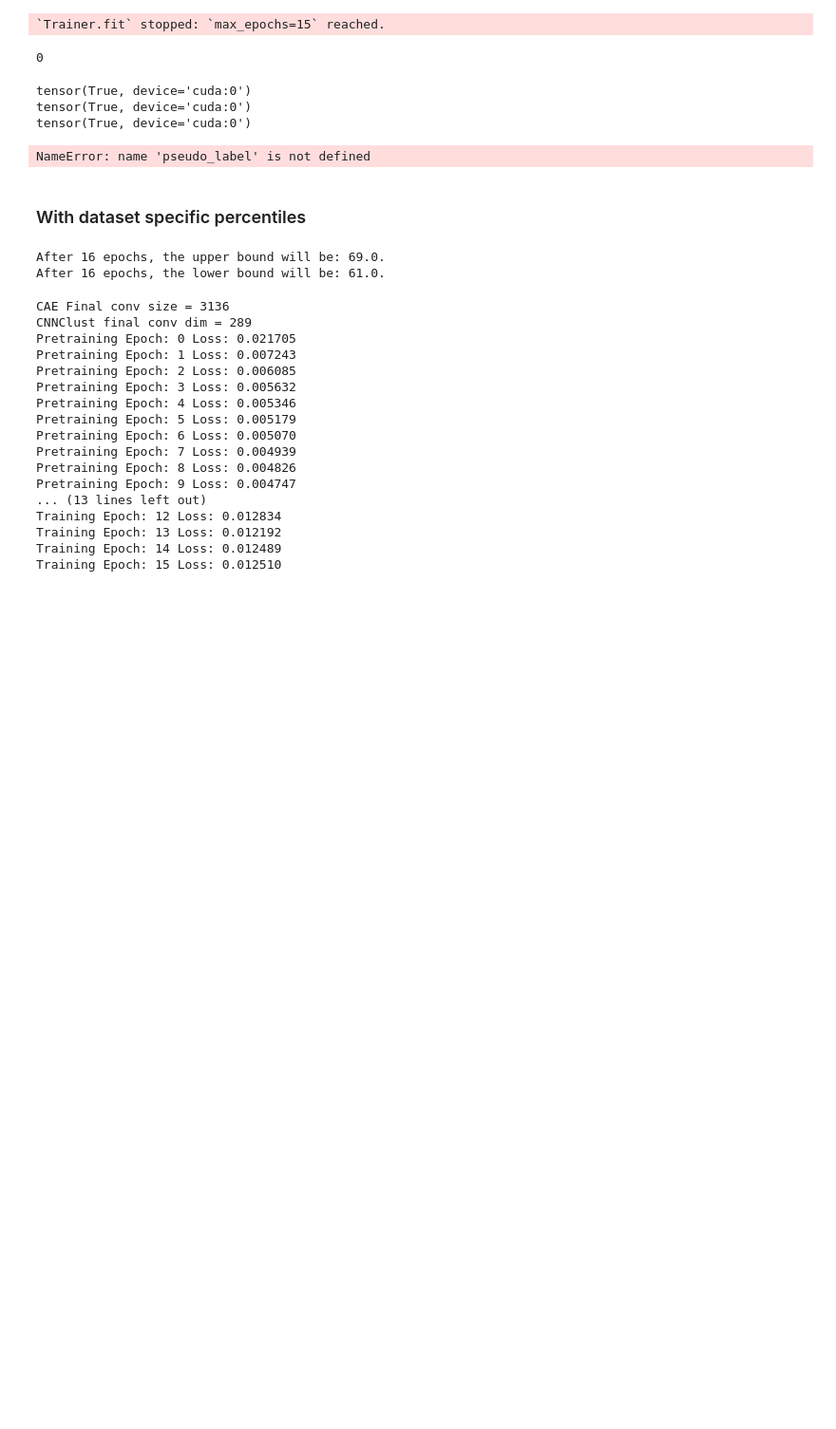
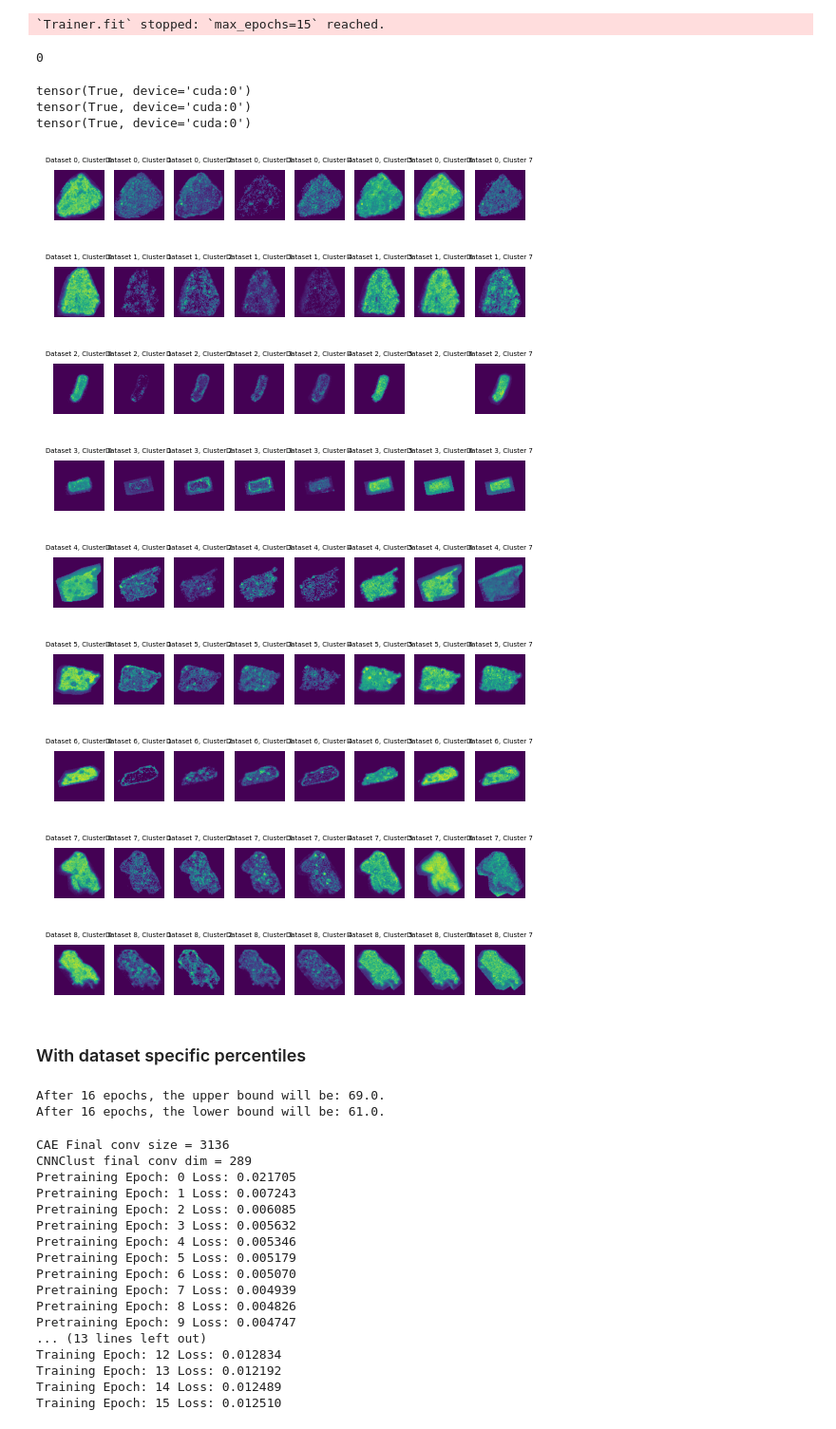
Before and after one commit to tdrose/ionimage_embedding, a Jupyter notebook: notebooks/building_model.ipynb, the cells around one changed output. Shown: that part at 95% size. Cells and saved outputs as stored; diff of their text form; code cells hidden in the pictures; blank space fills up the shorter version.

Commit message:
Working on huggingface models

```diff
--- a/notebooks/building_model.ipynb
+++ b/notebooks/building_model.ipynb
@@ -128,19 +128,44 @@ tensor(True, device='cuda:0')
 # %%
 device='cuda'
 test_x = torch.tensor(model1.data.test_dataset.images, device=device)
 test_x = test_x.reshape((-1, 1, model1.data.test_dataset.height, model1.data.test_dataset.width))
 clr = model1.clr.to(device)
 pseudo_label, x_p = clr(test_x)
 pseudo_label = torch.argmax(pseudo_label, dim=1)
-prediction_label.extend(pseudo_label.cpu().detach().numpy())
-prediction_label = np.array(prediction_label)
+prediction=pseudo_label.cpu().numpy()
 
 # Loop over datasets:
-#ds_counter = 0
-#for ds in set(model1.data.full_dataset.dataset_labels.numpy()):
-#    print(ds)
+ds_counter = 0
+for ds in set(model1.data.full_dataset.dataset_labels.cpu().numpy()):
+
+    # Get all images of the test data for the current dataset
+    ds_imgs = model1.data.test_dataset.images[model1.data.test_dataset.dataset_labels==ds]
+    # Get all predicitons for these images
+    curr_labels = prediction[model1.data.test_dataset.dataset_labels==ds]
+
+    cluster_ion_images = []
+    for cluster in set(prediction):
+        tmp = np.mean(ds_imgs[curr_labels==cluster], axis=0)
+        cluster_ion_images.append(tmp)
+    fig, axs = plt.subplots(ncols=len(set(prediction)))
+    counter = 0
+    for ax, im in zip(axs, cluster_ion_images):
+        ax.imshow(im)
+        ax.axis('off')
+        ax.set_title(f'Dataset {ds_counter}, Cluster {counter}', fontdict={'fontsize': 5})
+        counter += 1
+    plt.show()
+    ds_counter += 1
 # %% [output]
-NameError: name 'pseudo_label' is not defined
+[figure, added]
+[figure, added]
+[figure, added]
+[figure, added]
+[figure, added]
+[figure, added]
+[figure, added]
+[figure, added]
+[figure, added]
 # %%
 prediction_label
 # %%
```
Also changed, not shown: parts of 1 cell of this notebook, 3 other files.
